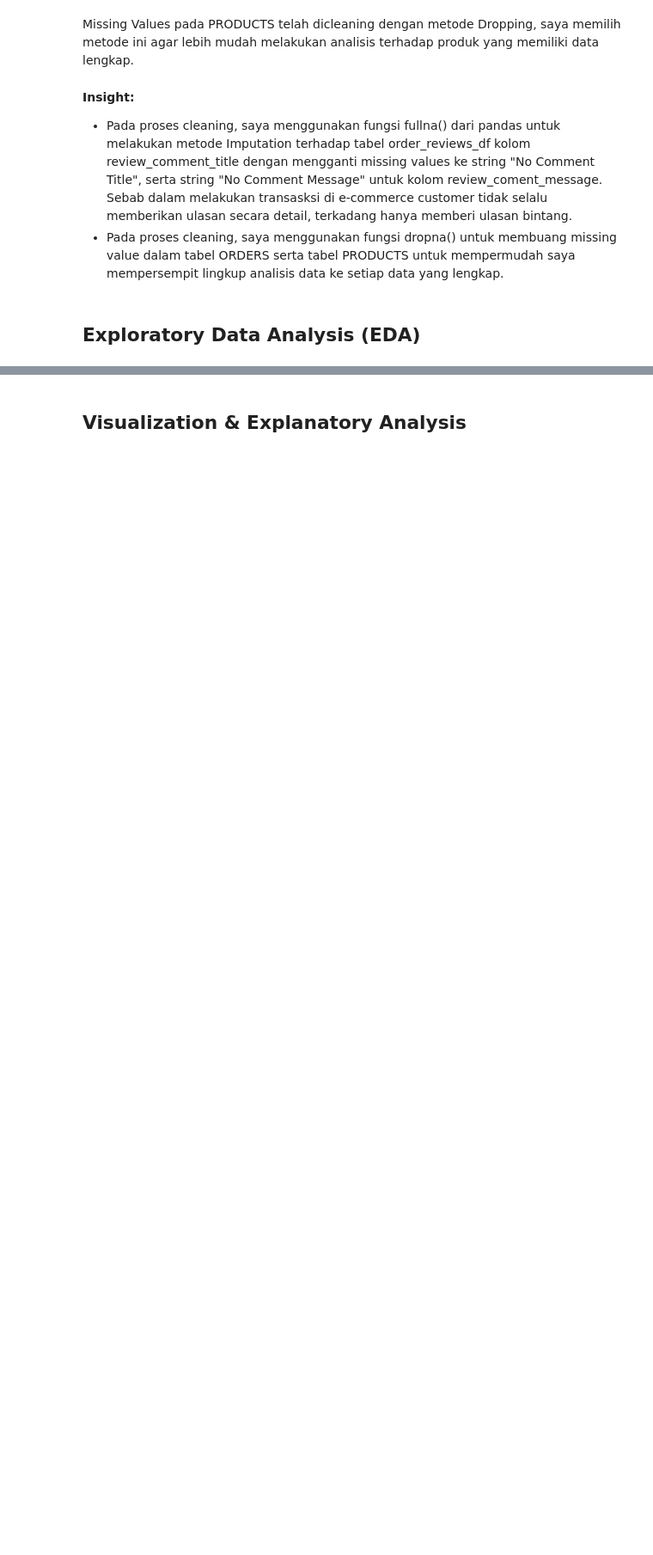
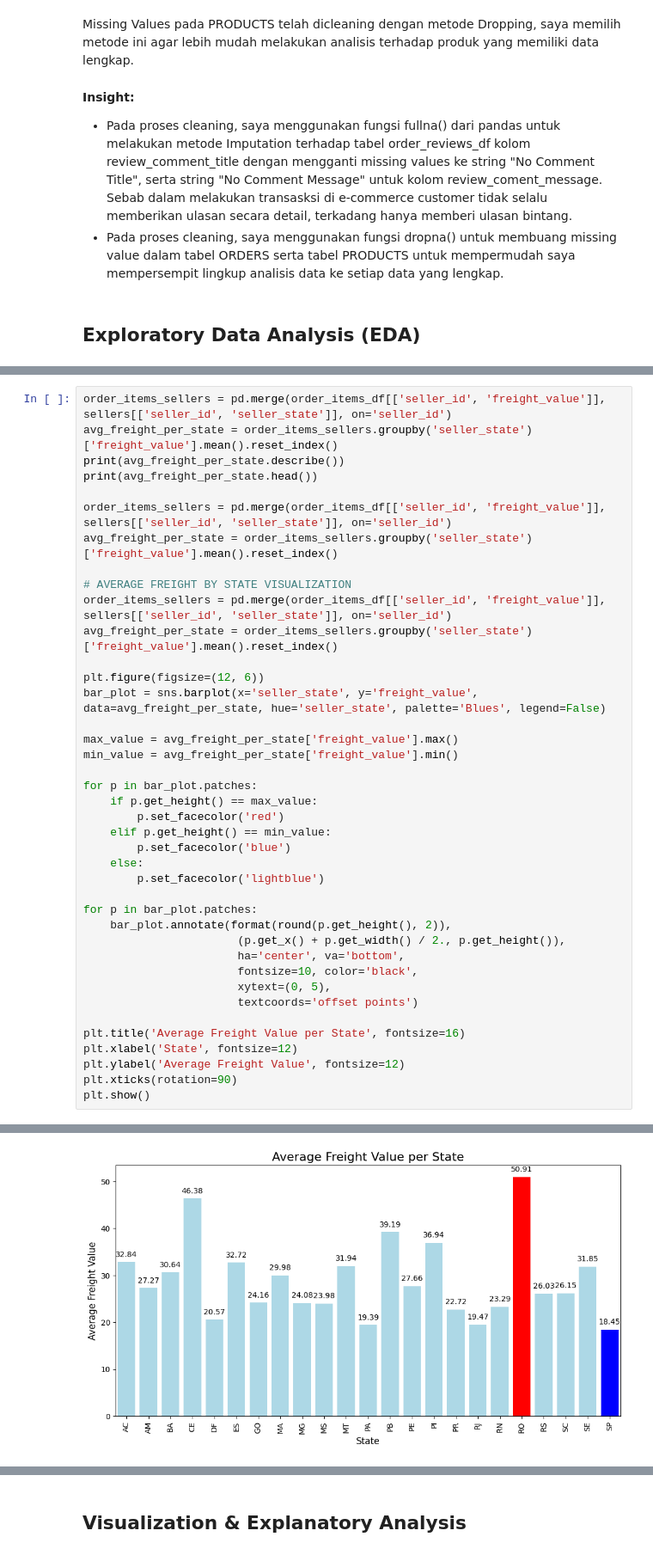
Before and after one commit to rrhnm/Submission-Analisis-Data-Python-Raihan-Maulana, a Jupyter notebook: data-analysis-e-commerce.ipynb, the cells around one changed output, grey strips where cells are left out. Shown at 86% size. Drawn from its saved outputs; the diff is of its cells as text; blank space fills up the shorter version.

```diff
--- a/data-analysis-e-commerce.ipynb
+++ b/data-analysis-e-commerce.ipynb
@@ -890,0 +687,41 @@ dtype: int64
+# %%
+order_items_sellers = pd.merge(order_items_df[['seller_id', 'freight_value']], sellers[['seller_id', 'seller_state']], on='seller_id')
+avg_freight_per_state = order_items_sellers.groupby('seller_state')['freight_value'].mean().reset_index()
+print(avg_freight_per_state.describe())
+print(avg_freight_per_state.head())
+
+order_items_sellers = pd.merge(order_items_df[['seller_id', 'freight_value']], sellers[['seller_id', 'seller_state']], on='seller_id')
+avg_freight_per_state = order_items_sellers.groupby('seller_state')['freight_value'].mean().reset_index()
+
+# AVERAGE FREIGHT BY STATE VISUALIZATION
+order_items_sellers = pd.merge(order_items_df[['seller_id', 'freight_value']], sellers[['seller_id', 'seller_state']], on='seller_id')
+avg_freight_per_state = order_items_sellers.groupby('seller_state')['freight_value'].mean().reset_index()
+
+plt.figure(figsize=(12, 6))
+bar_plot = sns.barplot(x='seller_state', y='freight_value', data=avg_freight_per_state, hue='seller_state', palette='Blues', legend=False)
+
+max_value = avg_freight_per_state['freight_value'].max()
+min_value = avg_freight_per_state['freight_value'].min()
+
+for p in bar_plot.patches:
+    if p.get_height() == max_value:
+        p.set_facecolor('red')
+    elif p.get_height() == min_value:
+        p.set_facecolor('blue')
+    else:
+        p.set_facecolor('lightblue')
+
+for p in bar_plot.patches:
+    bar_plot.annotate(format(round(p.get_height(), 2)),
+                       (p.get_x() + p.get_width() / 2., p.get_height()),
+                       ha='center', va='bottom',
+                       fontsize=10, color='black',
+                       xytext=(0, 5),
+                       textcoords='offset points')
+
+plt.title('Average Freight Value per State', fontsize=16)
+plt.xlabel('State', fontsize=12)
+plt.ylabel('Average Freight Value', fontsize=12)
+plt.xticks(rotation=90)
+plt.show()
+# %% [output]
@@ -890,0 +743 @@ dtype: int64
+[figure, added]
```
Also changed, not shown: parts of 81 cells of this notebook, 2 other files.
